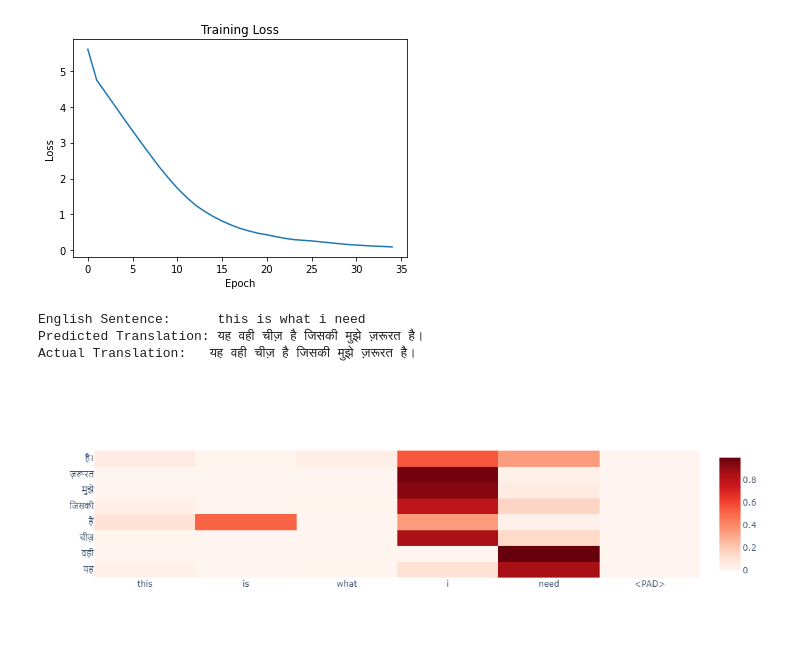
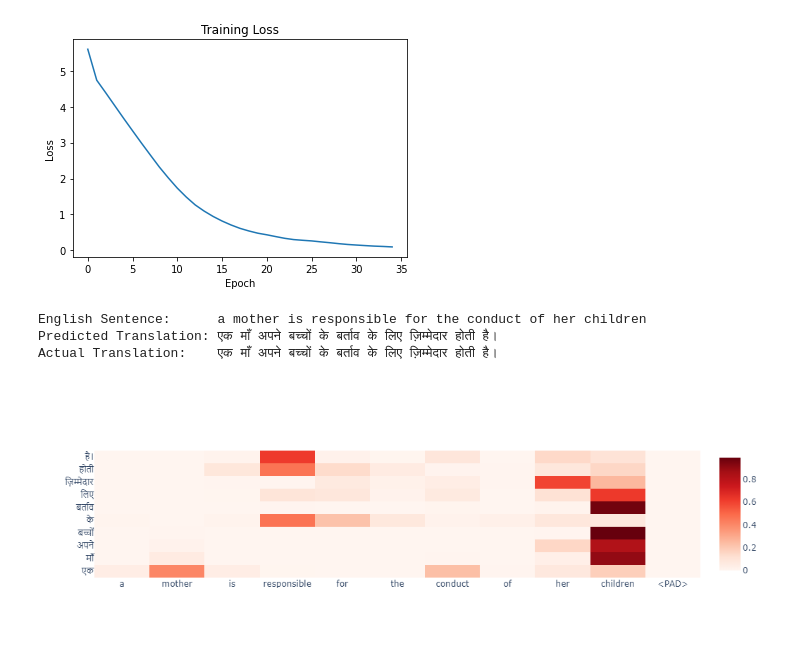
Before and after one commit to pritishmishra703/Attention, a Jupyter notebook: NeuralMachineTranslation/With_Attention.ipynb, the cells around one changed output. Saved outputs shown, nothing was run; the diff lists cells and outputs as text; code cells hidden in the pictures.

```diff
--- a/NeuralMachineTranslation/With_Attention.ipynb
+++ b/NeuralMachineTranslation/With_Attention.ipynb
@@ -98,12 +98,10 @@ class AdditiveAttention(tf.keras.layers.Layer):
         score = tf.squeeze(score, -1)
         # score => (batch_size, t, s)
 
-        if mask is None:
-            attention_weights = tf.nn.softmax(score, axis=-1)
-        else:
+        if mask:
             score = tf.where(mask, score, -1e6)
-            attention_weights = tf.nn.softmax(score, axis=-1)
 
+        attention_weights = tf.nn.softmax(score, axis=-1)
         # attention_weights => (batch_size, t, s)
 
         context = tf.matmul(attention_weights, value)
@@ -287,28 +285,28 @@ from plotly.offline import init_notebook_mode, iplot
 plotly.offline.init_notebook_mode(connected=True)
 import plotly.graph_objects as go
 # %%
-idx = 0
+idx = -5
 actual_seq = detokenize(hin[idx], tgt_lang.idx2word)
 translation, att_wgts = predict_seq2seq(encoder, decoder, eng[idx], tgt_lang, max_length_tgt)
 
 eng_sent = detokenize(eng[idx], inp_lang.idx2word)
 print(f'English Sentence:      {eng_sent}')
 print(f'Predicted Translation: {translation}')
-print(f'Actual Translation:   {actual_seq}')
+print(f'Actual Translation:    {actual_seq}')
 
 
 eng_tokens = eng_sent.strip().split(' ')
 eng_tokens += ['<PAD>'] * (max_length_inp - len(eng_tokens))
 
 trace = go.Heatmap(
     z=att_wgts,
     x= eng_tokens,
     y=translation.split(' '),
     colorscale='Reds'
 )
 iplot([trace])
 # %% [output]
-English Sentence:      this is what i need
-Predicted Translation: यह वही चीज़ है जिसकी मुझे ज़रूरत है।
-Actual Translation:   यह वही चीज़ है जिसकी मुझे ज़रूरत है।
+English Sentence:      a mother is responsible for the conduct of her children
+Predicted Translation: एक माँ अपने बच्चों के बर्ताव के लिए ज़िम्मेदार होती है।
+Actual Translation:    एक माँ अपने बच्चों के बर्ताव के लिए ज़िम्मेदार होती है।
-[figure, old version]
+[figure, new version]
```
Also changed, not shown: 1 other file.
